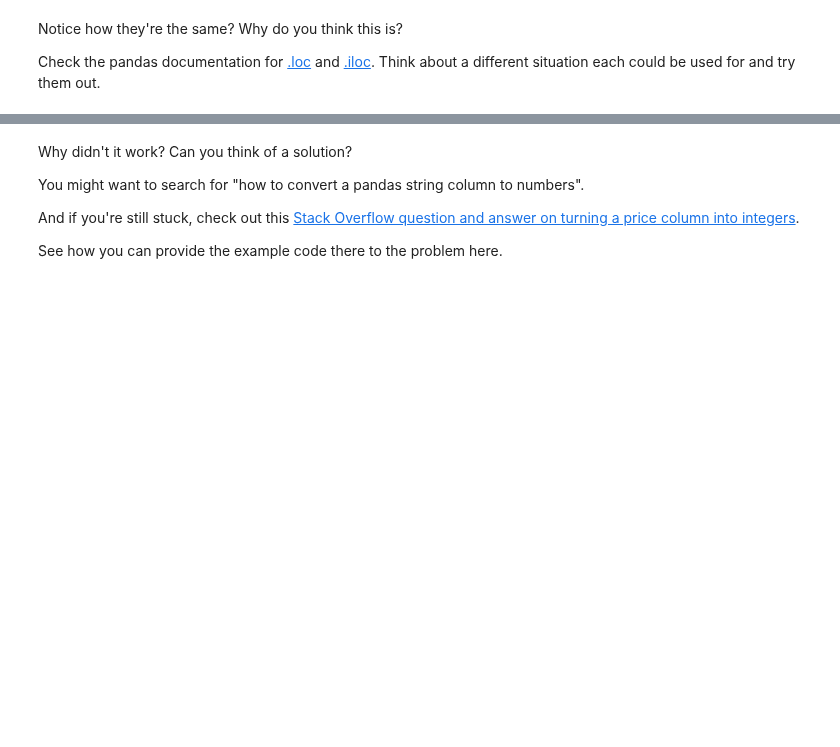
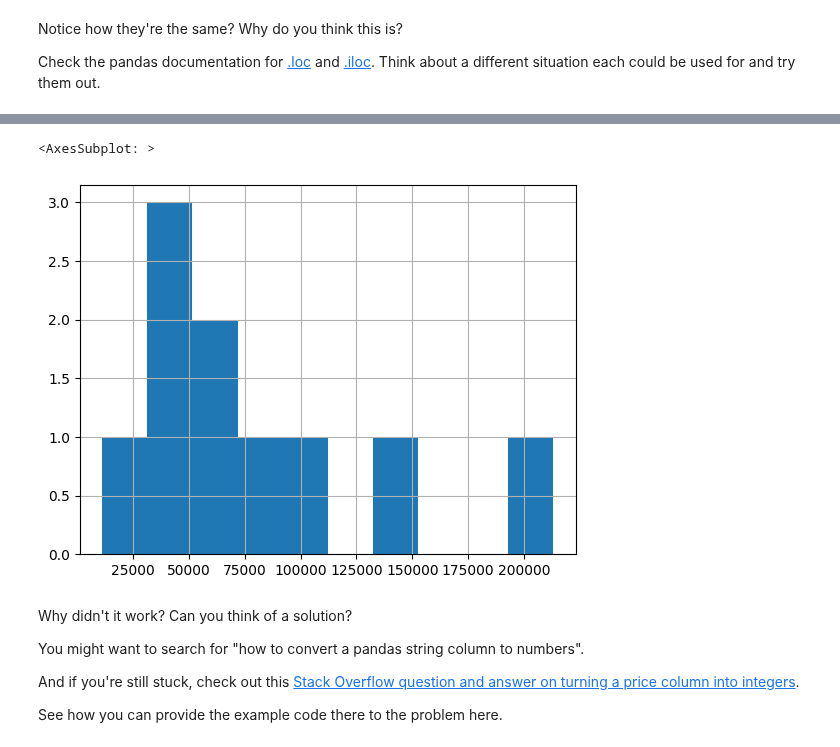
Before and after one commit to KhatiwadaPrajwal056/Data-Science-Libraries-, a Jupyter notebook: Pandas/pandas-exercises.ipynb, the cells around one changed output, grey strips where cells are left out. Cells and saved outputs as stored; diff of their text form; code cells hidden in the pictures; blank space fills up the shorter version.

```diff
--- a/Pandas/pandas-exercises.ipynb
+++ b/Pandas/pandas-exercises.ipynb
@@ -117,2 +237,6 @@ Check the pandas documentation for [.loc](https://pandas.pydata.org/pandas-docs/
 # %%
 # Create a histogram of the Odometer column using hist()
+car_sales["Odometer (KM)"].hist()
+# %% [output]
+<AxesSubplot: >
+[figure, added]
```
Also changed, not shown: parts of 36 cells of this notebook.
